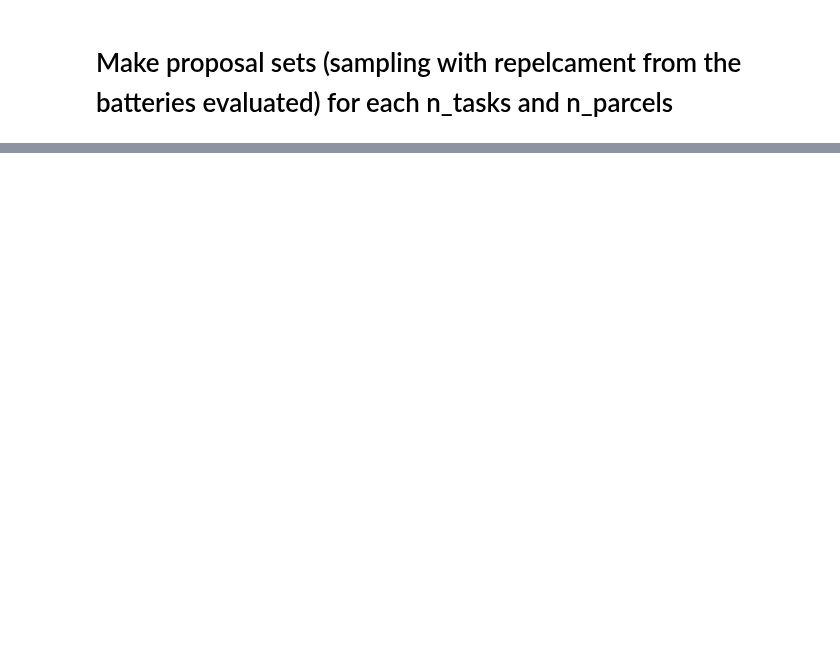
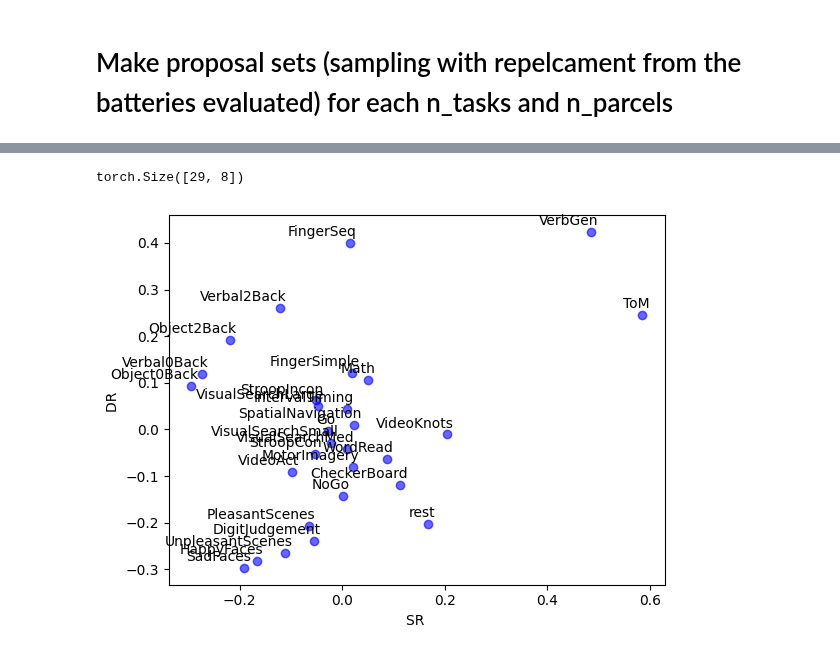
Before and after one commit to DiedrichsenLab/OptimalBattery, a Jupyter notebook: notebooks/6b.real_eval_multi_cereb_SD.ipynb, the cells around one changed output, grey strips where cells are left out. Drawn from its saved outputs; the diff is of its cells as text; code cells hidden in the pictures; blank space fills up the shorter version.

```diff
--- a/notebooks/6b.real_eval_multi_cereb_SD.ipynb
+++ b/notebooks/6b.real_eval_multi_cereb_SD.ipynb
@@ -190,0 +244,30 @@ plot.plot_results(aggregated_results_df, baseline_aggregated_df,y_min=0.6, y_max
+# %%
+# make variables torch
+parcelation = pt.tensor(parcelation_8, dtype=pt.float32, device=device)
+ROI_mask = pt.tensor(ROI_mask, dtype=pt.float32, device=device)
+# %%
+# estimate Vs for session 1 using s1 full data
+full_vs_train = es.estimate_Vs(data_mdtb_s1_all,parcellation=parcelation,ROI_mask= ROI_mask)
+full_vs_train = ut.center_matrix(full_vs_train,axis=0)
+full_vs_train = ut.normalize_matrix(full_vs_train,axis=0)
+# %%
+task_names  = info_mdtb_1_all['cond_name'].unique()
+# %%
+full_vs_train.shape
+# %% [output]
+torch.Size([29, 8])
+# %%
+SR = full_vs_train[:,7].cpu().numpy()
+DR = full_vs_train[:,6].cpu().numpy()
+# %%
+plt.scatter(SR, DR, color='b', alpha=0.6)
+for i, task in enumerate(task_names):
+    plt.annotate(task, (SR[i], DR[i]), textcoords="offset points", xytext=(5,5), ha='right')
+
+# Labels and title
+plt.xlabel("SR ")
+plt.ylabel("DR ")
+
+plt.show()
+# %% [output]
+[figure, added]
```
Also changed, not shown: parts of 9 cells of this notebook, 6 other files.
